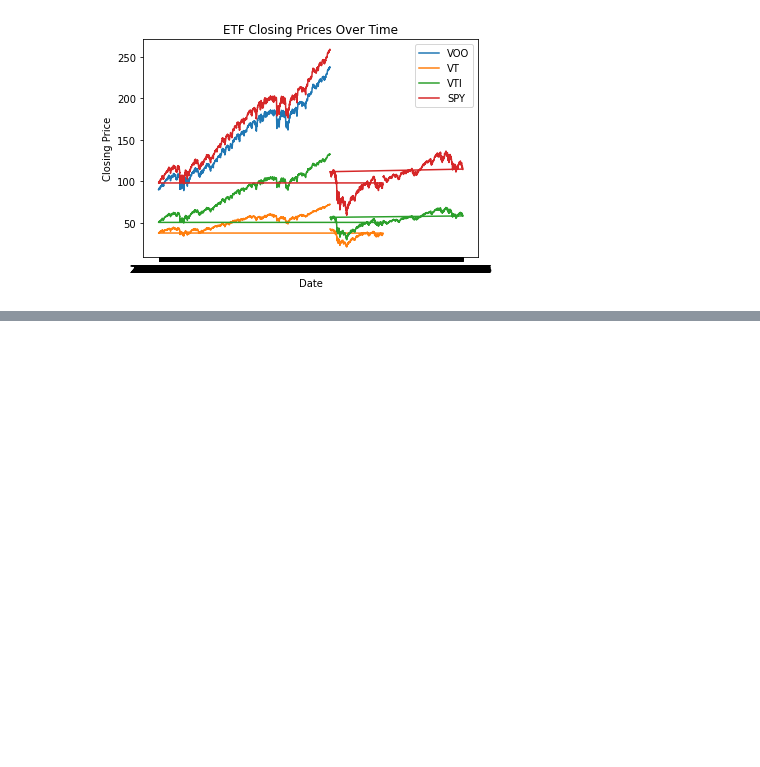
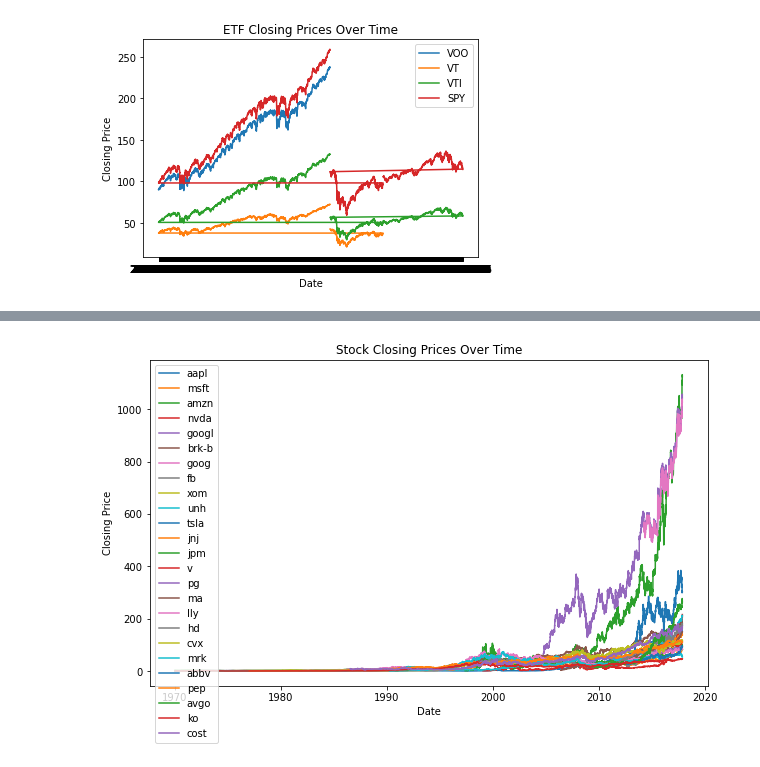
Before and after one commit to RussellChien/ECS171_Term-Project-Stock-Forecaster, a Jupyter notebook: Term_Project.ipynb, the cells around one changed output, grey strips where cells are left out. Saved outputs shown, nothing was run; the diff lists cells and outputs as text; code cells hidden in the pictures; blank space fills up the shorter version.

Commit message:
data cleaning + visualization

```diff
--- a/Term_Project.ipynb
+++ b/Term_Project.ipynb
@@ -49,15 +49,15 @@ from sklearn.preprocessing import PolynomialFeatures
 # ETF: SPY, 500 companies
 # VT as a baseline,
 
-path = 'us_etf_stocks_dataset'
+path = 'us_etf_stocks_dataset\\'
 
-voo = pd.read_csv(path + '\\ETFs\\voo.us.txt')
-vt = pd.read_csv(path + '\\ETFs\\vt.us.txt')
-vti = pd.read_csv(path + '\\ETFs\\vti.us.txt')
-spy = pd.read_csv(path + '\\ETFs\\spy.us.txt')
-qqq = pd.read_csv(path + '\\ETFs\\qqq.us.txt')
+voo = pd.read_csv(path + 'ETFs\\voo.us.txt')
+vt = pd.read_csv(path + 'ETFs\\vt.us.txt')
+vti = pd.read_csv(path + 'ETFs\\vti.us.txt')
+spy = pd.read_csv(path + 'ETFs\\spy.us.txt')
+qqq = pd.read_csv(path + 'ETFs\\qqq.us.txt')
 
-nvda = pd.read_csv(path + '\\Stocks\\nvda.us.txt')
+nvda = pd.read_csv(path + 'Stocks\\nvda.us.txt')
 
 print(nvda[nvda['OpenInt'] != 0].head())
 print(voo[voo['OpenInt'] != 0].head())
@@ -119,0 +114,29 @@ for company in spy_companies:
+# %%
+# top 25 companies in SPY (by weight)
+spy_companies = ['aapl', 'msft', 'amzn', 'nvda', 'googl', 'brk-b', 'goog', 'fb', 'xom', 'unh', 'tsla', 'jnj', 'jpm', 'v',
+                'pg', 'ma', 'lly', 'hd', 'cvx', 'mrk', 'abbv', 'pep', 'avgo', 'ko', 'cost']
+
+def read_stock_data(stock_names):
+    stock_data = {}
+    for stock in stock_names:
+        stock_data[stock] = pd.read_csv(path + f'Stocks\\{stock}.us.txt')
+    return stock_data
+
+stock_data = read_stock_data(spy_companies)
+
+# convert 'date' column to datatime objects
+for stock_name, data in stock_data.items():
+    data['Date'] = pd.to_datetime(data['Date'])
+
+fig = plt.figure(figsize=(10, 6))
+
+for stock_name, data in stock_data.items():
+    plt.plot(data['Date'], data['Close'], label=stock_name)
+
+plt.legend()
+plt.xlabel('Date')
+plt.ylabel('Closing Price')
+plt.title('Stock Closing Prices Over Time')
+plt.show()
+# %% [output]
+[figure, added]
```
Also changed, not shown: parts of 3 cells of this notebook.
